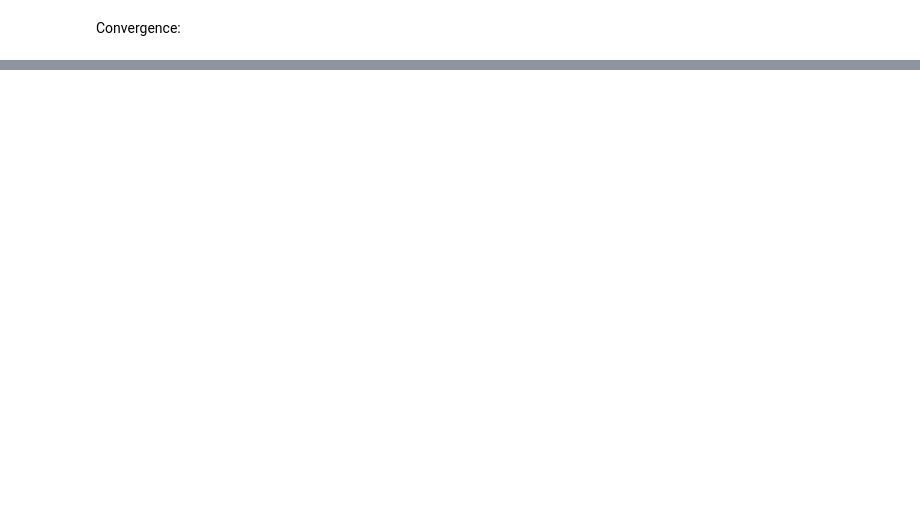
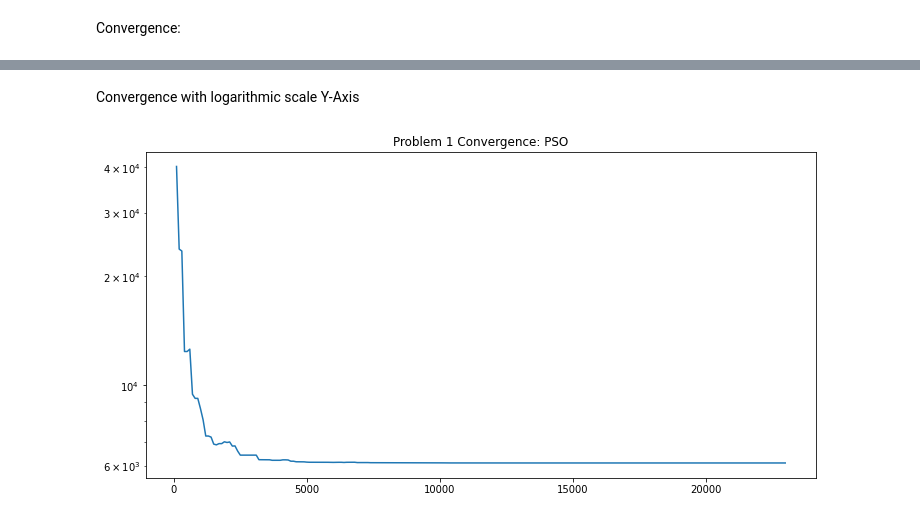
Before and after one commit to ekanshi258/optimization-algos, a Jupyter notebook: struct_design_1_pso.ipynb, the cells around one changed output, grey strips where cells are left out. Cells and saved outputs as stored; diff of their text form; code cells hidden in the pictures; blank space fills up the shorter version.

```diff
--- a/struct_design_1_pso.ipynb
+++ b/struct_design_1_pso.ipynb
@@ -124,0 +107,12 @@ plt.show()
+# %% [markdown]
+Convergence with logarithmic scale Y-Axis
+# %%
+n_evals = np.array([e.evaluator.n_eval for e in res.history])
+opt = np.array([e.opt[0].F for e in res.history])
+plt.figure(figsize=(12,6))
+plt.title("Problem 1 Convergence: PSO")
+plt.plot(n_evals, opt, "-")
+plt.yscale("log")
+plt.show()
+# %% [output]
+[figure, added]
```
Also changed, not shown: parts of 3 cells of this notebook.
